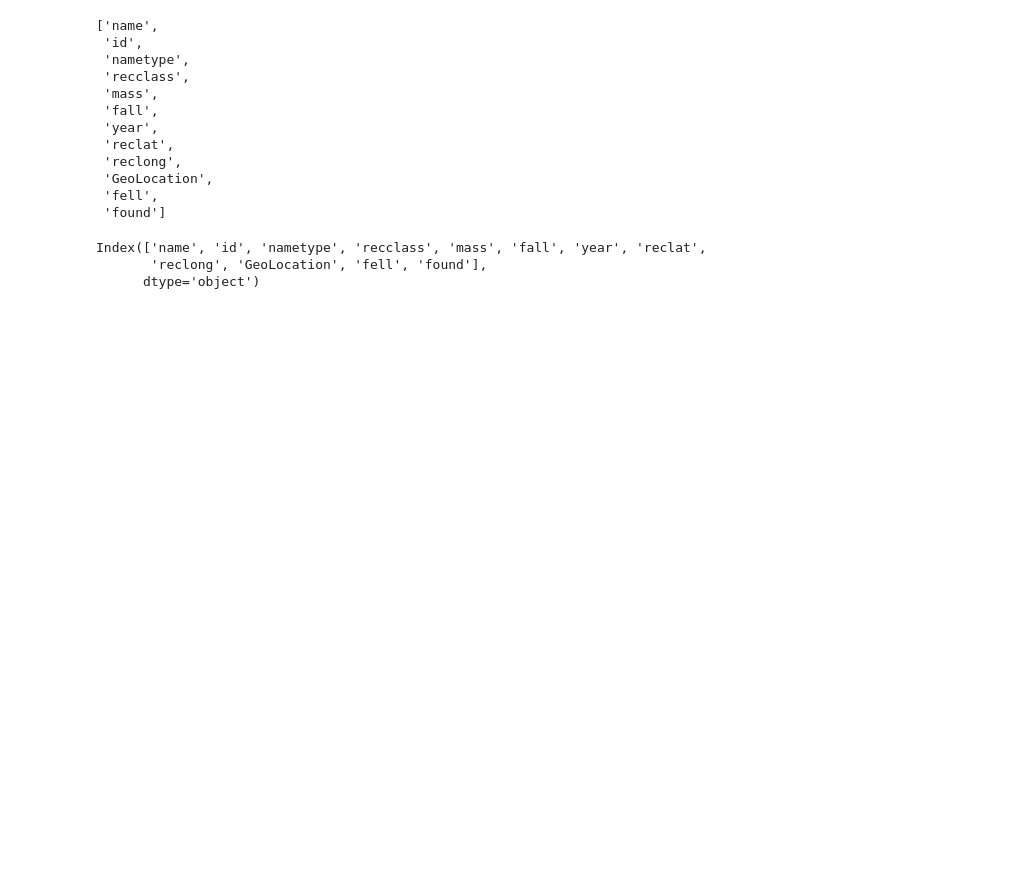
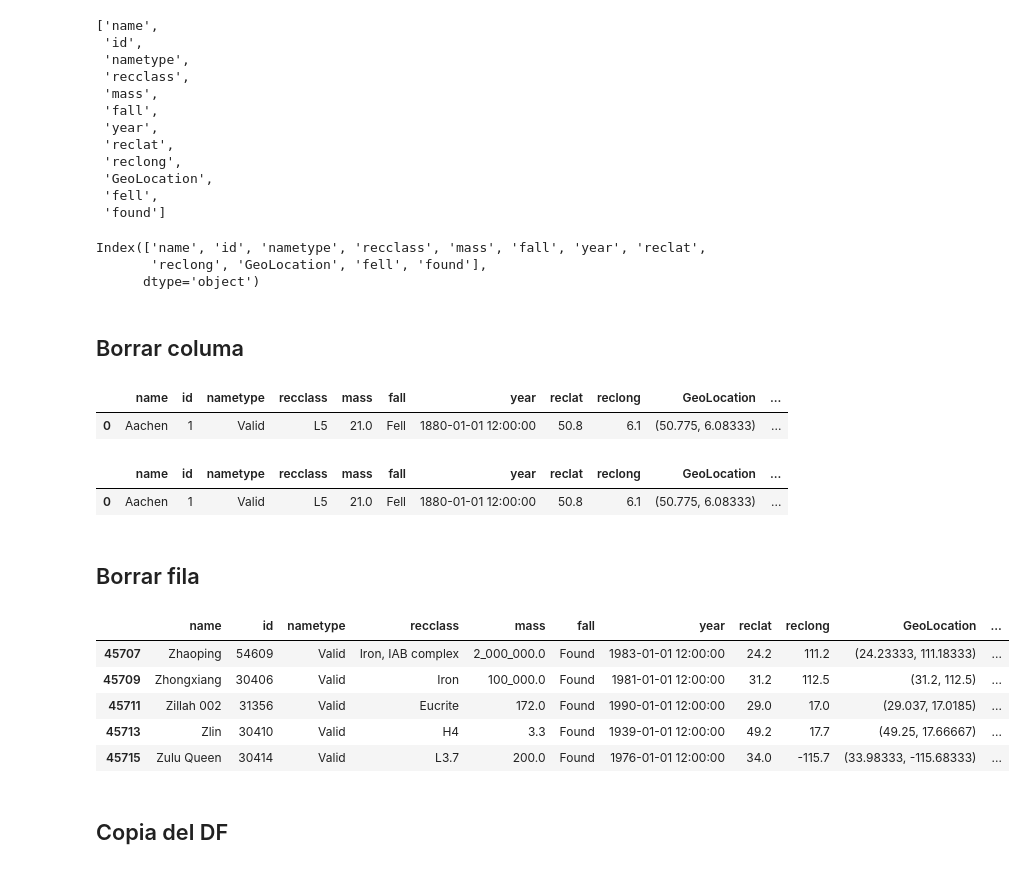
Before and after one commit to calderon9505/DataScience_Platzi, a Jupyter notebook: 01_Python/Pandas/03_Preprocessing.ipynb, the cells around one changed output. Cells and saved outputs as stored; diff of their text form; code cells hidden in the pictures; blank space fills up the shorter version.

```diff
--- a/01_Python/Pandas/03_DataFrame.ipynb
+++ b/01_Python/Pandas/03_Preprocessing.ipynb
@@ -288,3 +288,34 @@ df_meteorites.columns
 Index(['name', 'id', 'nametype', 'recclass', 'mass', 'fall', 'year', 'reclat',
        'reclong', 'GeoLocation', 'fell', 'found'],
       dtype='object')
+# %% [markdown]
+## Borrar columa
+# %%
+df_meteorites['ones'] = 1
+df_meteorites.head(1)
+# %% [output]
+|  | name | id | nametype | recclass | mass | fall | year | reclat | reclong | GeoLocation | ... |
+| 0 | Aachen | 1 | Valid | L5 | 21.0 | Fell | 1880-01-01 12:00:00 | 50.8 | 6.1 | (50.775, 6.08333) | ... |
+# %%
+# df_meteorites.drop(['ones'], axis=1, inplace=True)
+df_meteorites.drop(columns='ones', inplace=True)
+df_meteorites.head(1)
+# %% [output]
+|  | name | id | nametype | recclass | mass | fall | year | reclat | reclong | GeoLocation | ... |
+| 0 | Aachen | 1 | Valid | L5 | 21.0 | Fell | 1880-01-01 12:00:00 | 50.8 | 6.1 | (50.775, 6.08333) | ... |
+# %% [markdown]
+## Borrar fila
+# %%
+# df_meteorites.drop([0,2,4,6]).head(5)
+# df_meteorites.drop(index=[0,2,4,6]).head(5)
+# df_meteorites.drop([i for i in range(0, len(df_meteorites.index), 2)]).tail(5)
+df_meteorites.drop([i for i in range(0, len(df_meteorites.index), 2)])
+# %% [output]
+|  | name | id | nametype | recclass | mass | fall | year | reclat | reclong | GeoLocation | ... |
+| 45707 | Zhaoping | 54609 | Valid | Iron, IAB complex | 2_000_000.0 | Found | 1983-01-01 12:00:00 | 24.2 | 111.2 | (24.23333, 111.18333) | ... |
+| 45709 | Zhongxiang | 30406 | Valid | Iron | 100_000.0 | Found | 1981-01-01 12:00:00 | 31.2 | 112.5 | (31.2, 112.5) | ... |
+| 45711 | Zillah 002 | 31356 | Valid | Eucrite | 172.0 | Found | 1990-01-01 12:00:00 | 29.0 | 17.0 | (29.037, 17.0185) | ... |
+| 45713 | Zlin | 30410 | Valid | H4 | 3.3 | Found | 1939-01-01 12:00:00 | 49.2 | 17.7 | (49.25, 17.66667) | ... |
+| 45715 | Zulu Queen | 30414 | Valid | L3.7 | 200.0 | Found | 1976-01-01 12:00:00 | 34.0 | -115.7 | (33.98333, -115.68333) | ... |
+# %% [markdown]
+## Copia del DF
```
Also changed, not shown: parts of 2 cells of this notebook, 4 other files.
